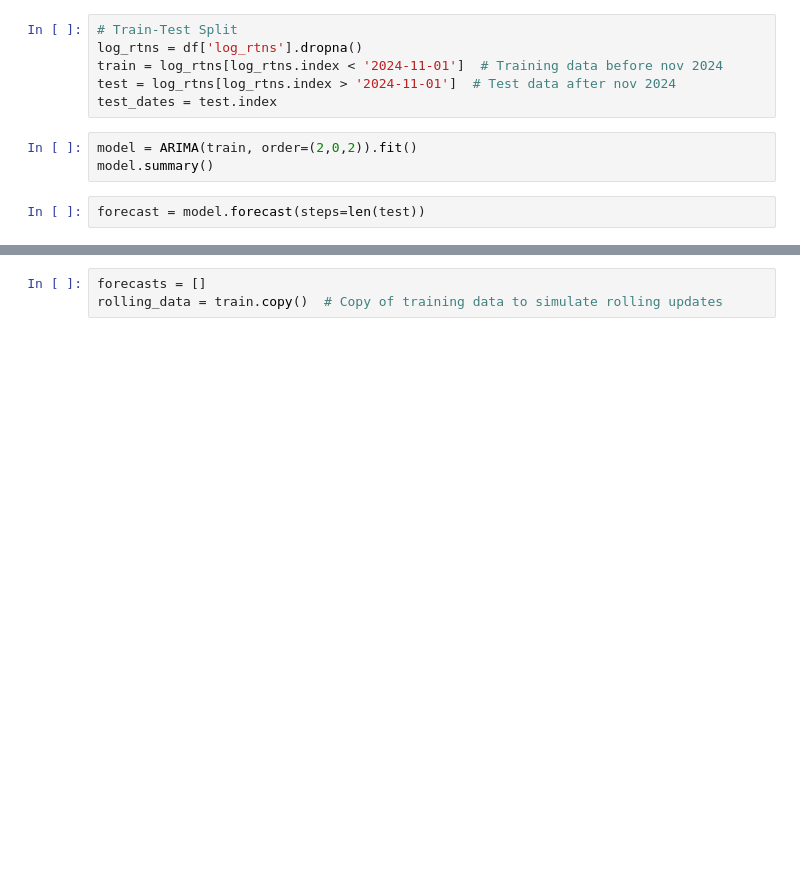
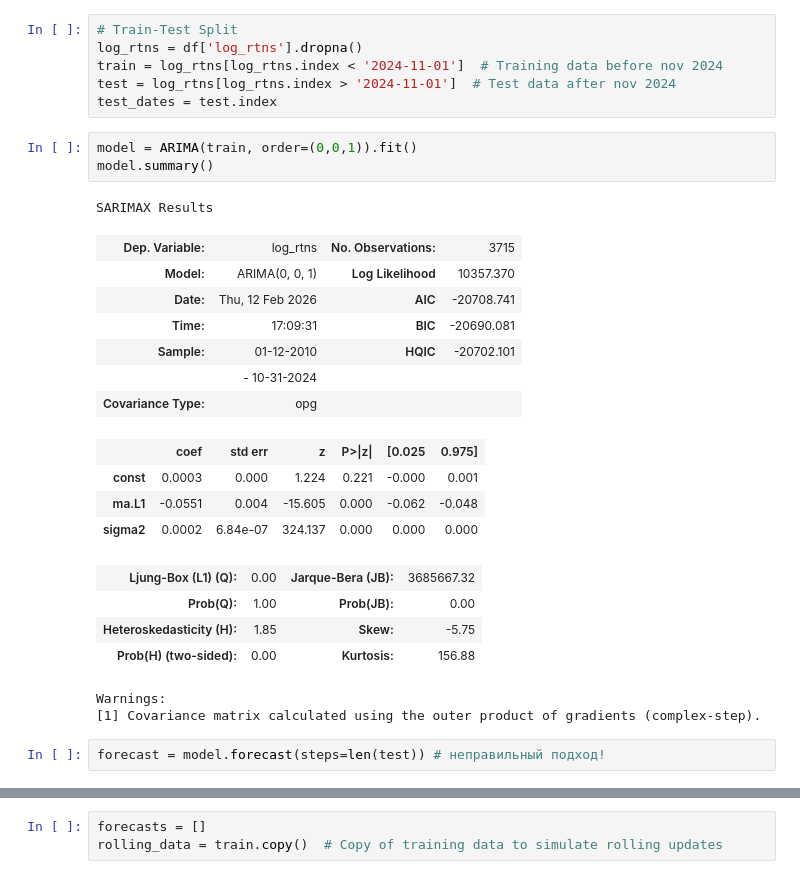
Before and after one commit to quantviews/financial-markets-2025, a Jupyter notebook: ipynb/Time_series_models_(base)_2026_ru.ipynb, the cells around one changed output, grey strips where cells are left out. Saved outputs shown, nothing was run; the diff lists cells and outputs as text; blank space fills up the shorter version.

```diff
--- a/ipynb/Time_series_models_(base)_2026_ru.ipynb
+++ b/ipynb/Time_series_models_(base)_2026_ru.ipynb
@@ -1059,9 +1065,28 @@ train = log_rtns[log_rtns.index < '2024-11-01']  # Training data before nov 2024
 test = log_rtns[log_rtns.index > '2024-11-01']  # Test data after nov 2024
 test_dates = test.index
 # %%
-model = ARIMA(train, order=(2,0,2)).fit()
+model = ARIMA(train, order=(0,0,1)).fit()
 model.summary()
+# %% [output]
+SARIMAX Results
+| Dep. Variable: | log_rtns | No. Observations: | 3715 |
+| Model: | ARIMA(0, 0, 1) | Log Likelihood | 10357.370 |
+| Date: | Thu, 12 Feb 2026 | AIC | -20708.741 |
+| Time: | 17:09:31 | BIC | -20690.081 |
+| Sample: | 01-12-2010 | HQIC | -20702.101 |
+|  | - 10-31-2024 |  |  |
+| Covariance Type: | opg |  |  |
+|  | coef | std err | z | P>|z| | [0.025 | 0.975] |
+| const | 0.0003 | 0.000 | 1.224 | 0.221 | -0.000 | 0.001 |
+| ma.L1 | -0.0551 | 0.004 | -15.605 | 0.000 | -0.062 | -0.048 |
+| sigma2 | 0.0002 | 6.84e-07 | 324.137 | 0.000 | 0.000 | 0.000 |
+| Ljung-Box (L1) (Q): | 0.00 | Jarque-Bera (JB): | 3685667.32 |
+| Prob(Q): | 1.00 | Prob(JB): | 0.00 |
+| Heteroskedasticity (H): | 1.85 | Skew: | -5.75 |
+| Prob(H) (two-sided): | 0.00 | Kurtosis: | 156.88 |
+Warnings:
+[1] Covariance matrix calculated using the outer product of gradients (complex-step).
 # %%
-forecast = model.forecast(steps=len(test))
+forecast = model.forecast(steps=len(test)) # неправильный подход!
 # %%
 forecast
```
Also changed, not shown: parts of 40 cells of this notebook, 1 other file.
